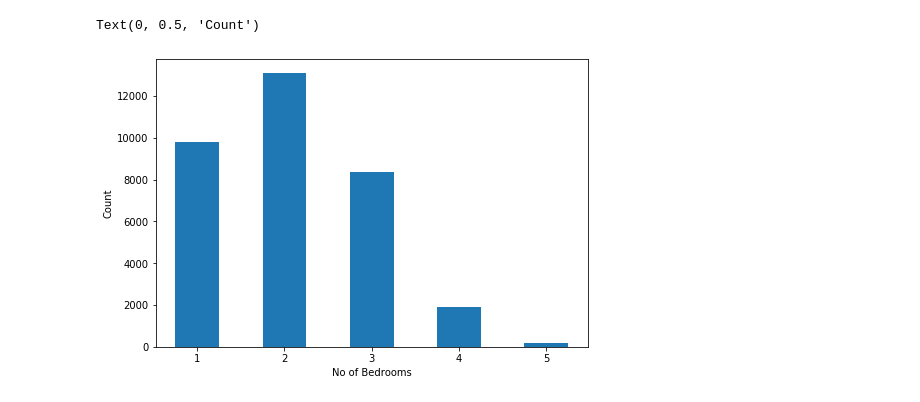
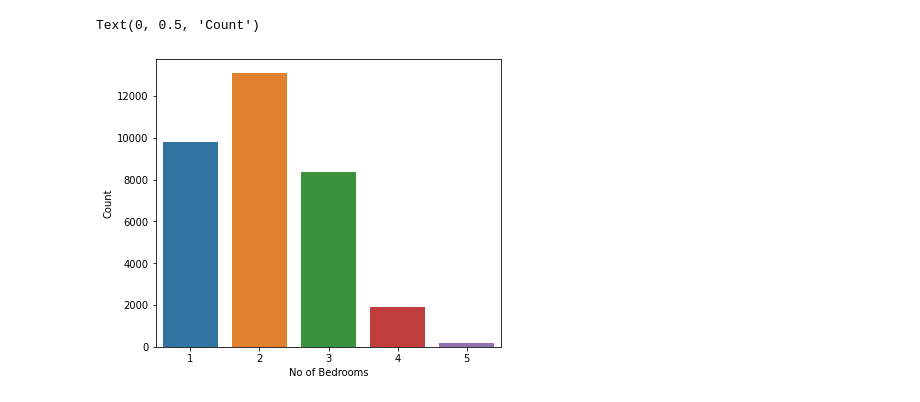
Before and after one commit to Rahul-Khairnar/Real_Estate_Rent_Prediction, a Jupyter notebook: Exploratory_data_analysis.ipynb, the cells around one changed output. Cells and saved outputs as stored; diff of their text form; code cells hidden in the pictures.

Commit message:
Data visualization completed

```diff
--- a/Exploratory_data_analysis.ipynb
+++ b/Exploratory_data_analysis.ipynb
@@ -17,13 +27,13 @@ df.head()
 # %%
 bedrooms = df["bedroom_num"].value_counts()[:5]
 fig = plt.figure()
-ax = fig.add_axes([0,0,1,1])
+ax = fig.add_axes([0,0,0.8,1])
 bedroom_count = bedrooms.index
 freq = bedrooms
-ax.bar(bedroom_count,freq,0.5)
+sns.barplot(x = bedroom_count,y = freq)
 plt.xlabel("No of Bedrooms")
 plt.ylabel("Count")
 # %% [output]
 Text(0, 0.5, 'Count')
-[figure, old version]
+[figure, new version]
 # %%
```
Also changed, not shown: parts of 8 cells of this notebook.
